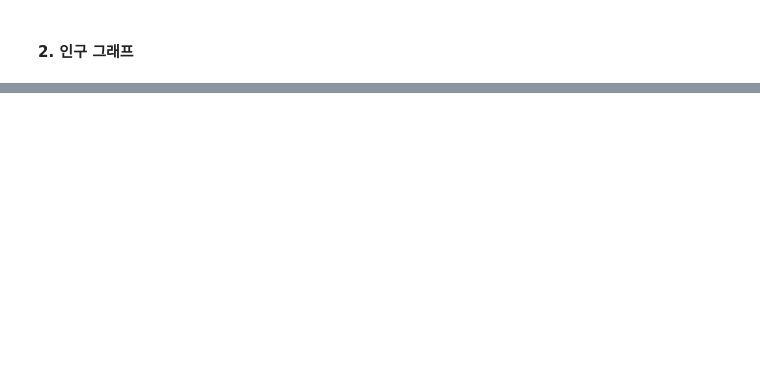
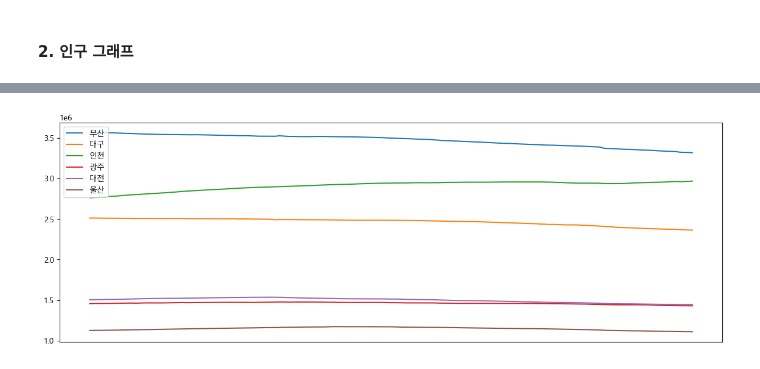
Before and after one commit to ThatHomr/project_2, a Jupyter notebook: project_2_file/ay_sprint2/pop_d(3).ipynb, the cells around one changed output, grey strips where cells are left out. Drawn from its saved outputs; the diff is of its cells as text; code cells hidden in the pictures; blank space fills up the shorter version.

```diff
--- a/project_2_file/ay_sprint2/pop_d(3).ipynb
+++ b/project_2_file/ay_sprint2/pop_d(3).ipynb
@@ -385,23 +541,15 @@ pop_je = pop.iloc[:,16].to_frame()
 # %%
-fig = plt.figure(figsize=(10,10))
+fig = plt.figure(figsize=(15,5))
 
-plt.plot(pop_seo, label='서울')
 plt.plot(pop_bu, label='부산')
 plt.plot(pop_daeg, label='대구')
 plt.plot(pop_in, label='인천')
 plt.plot(pop_gwang, label='광주')
 plt.plot(pop_daej, label='대전')
 plt.plot(pop_ul, label='울산')
-plt.plot(pop_se, label='세종')
-plt.plot(pop_gg, label='경기')
-plt.plot(pop_gw, label='강원')
-plt.plot(pop_ccb, label='충북')
-plt.plot(pop_ccn, label='충남')
-plt.plot(pop_jjb, label='전북')
-plt.plot(pop_jjn, label='전남')
-plt.plot(pop_ggb, label='경북')
-plt.plot(pop_ggn, label='경남')
-plt.plot(pop_je, label='제주')
 
+plt.gca().axes.xaxis.set_visible(False) # x값 범위 없애기
 plt.legend(loc="upper left")
 plt.show()
+# %% [output]
+[figure, added]
```
Also changed, not shown: parts of 27 cells of this notebook.
